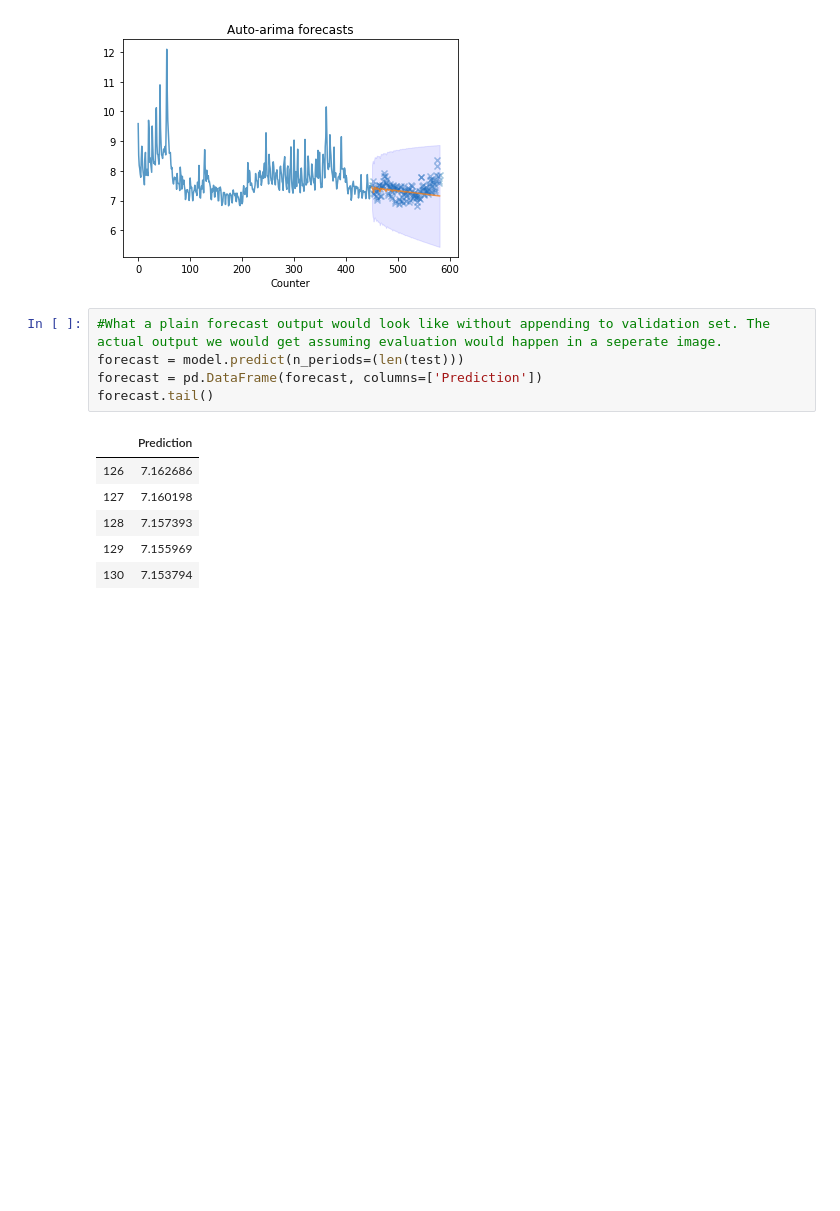
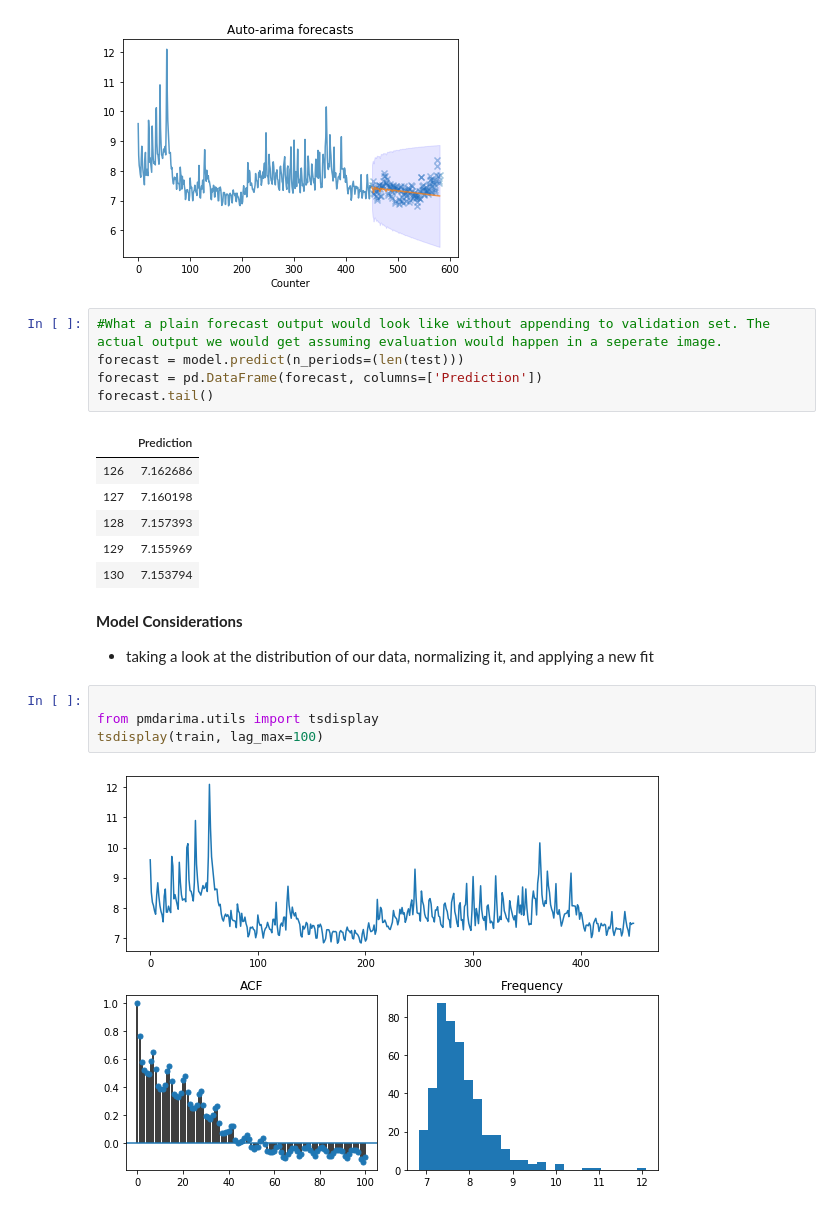
Before and after one commit to Anaisdg/Algorithm_Research, a Jupyter notebook: Forecasting/ARIMA/auto-arima/Auto-Arima.ipynb, the cells around one changed output. Drawn from its saved outputs; the diff is of its cells as text; blank space fills up the shorter version.

```diff
--- a/Forecasting/ARIMA/auto-arima/Auto-Arima.ipynb
+++ b/Forecasting/ARIMA/auto-arima/Auto-Arima.ipynb
@@ -151,3 +152,12 @@ forecast.tail()
 | 128 | 7.157393 |
 | 129 | 7.155969 |
 | 130 | 7.153794 |
+# %% [markdown]
+**Model Considerations**
+- taking a look at the distribution of our data, normalizing it, and applying a new fit
+# %%
+
+from pmdarima.utils import tsdisplay
+tsdisplay(train, lag_max=100)
+# %% [output]
+[figure, added]
```
Also changed, not shown: parts of 7 cells of this notebook, 2 other files.
